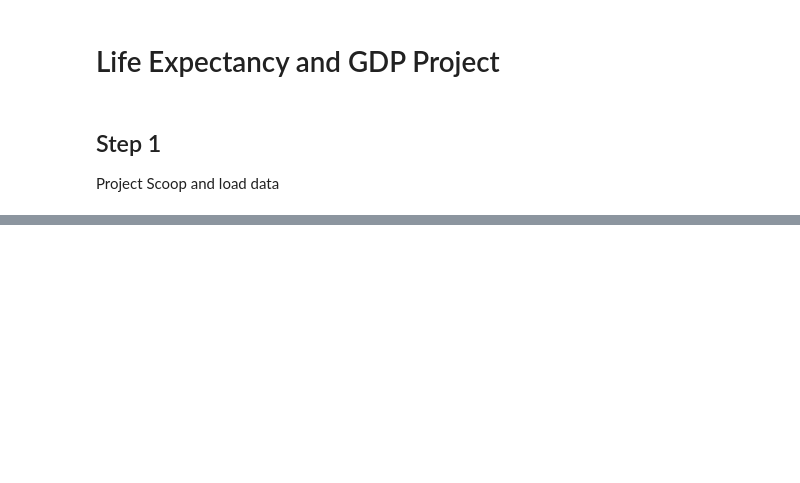
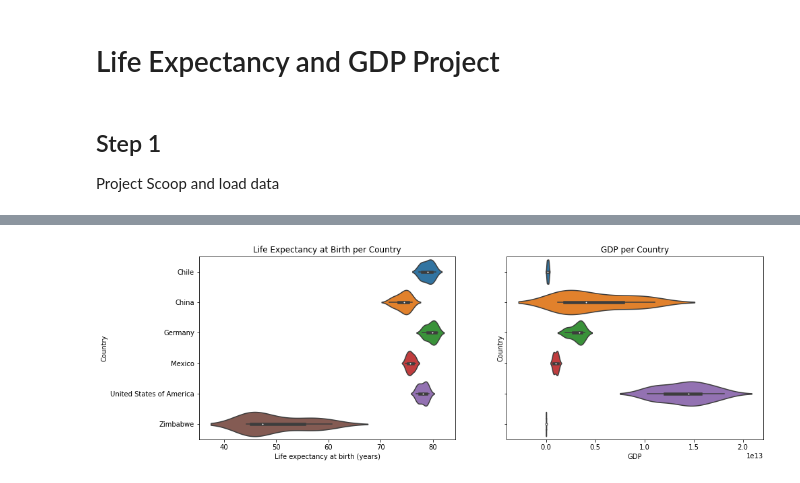
Before and after one commit to gobr2005/codecademy, a Jupyter notebook: Life-Expectancy-and-GDP-Starter/life_expectancy_gdp.ipynb, the cells around one changed output, grey strips where cells are left out. Cells and saved outputs as stored; diff of their text form; code cells hidden in the pictures; blank space fills up the shorter version.

```diff
--- a/Life-Expectancy-and-GDP-Starter/life_expectancy_gdp.ipynb
+++ b/Life-Expectancy-and-GDP-Starter/life_expectancy_gdp.ipynb
@@ -51,0 +66,15 @@ plt.clf()
+# %%
+fig, ax = plt.subplots(1, 2, sharey=True, figsize=(15, 5))
+#Violin Plot looking at country by Life Expectancy
+ax[0] = plt.subplot(1,2,1)
+ax[0] = sns.violinplot(data=data, y='Country',x='Life expectancy at birth (years)', scale="width")
+plt.title("Life Expectancy at Birth per Country")
+
+#Violin Plot looking at country by GDP
+ax[1] = plt.subplot(1,2,2)
+ax[1] = sns.violinplot(data=data, y='Country',x='GDP', scale="width")
+plt.title("GDP per Country")
+plt.savefig('violin_plot-life_expecy_gdp.png', facecolor='white')
+plt.show()
+# %% [output]
+[figure, added]
```
Also changed, not shown: parts of 7 cells of this notebook, 10 other files.
